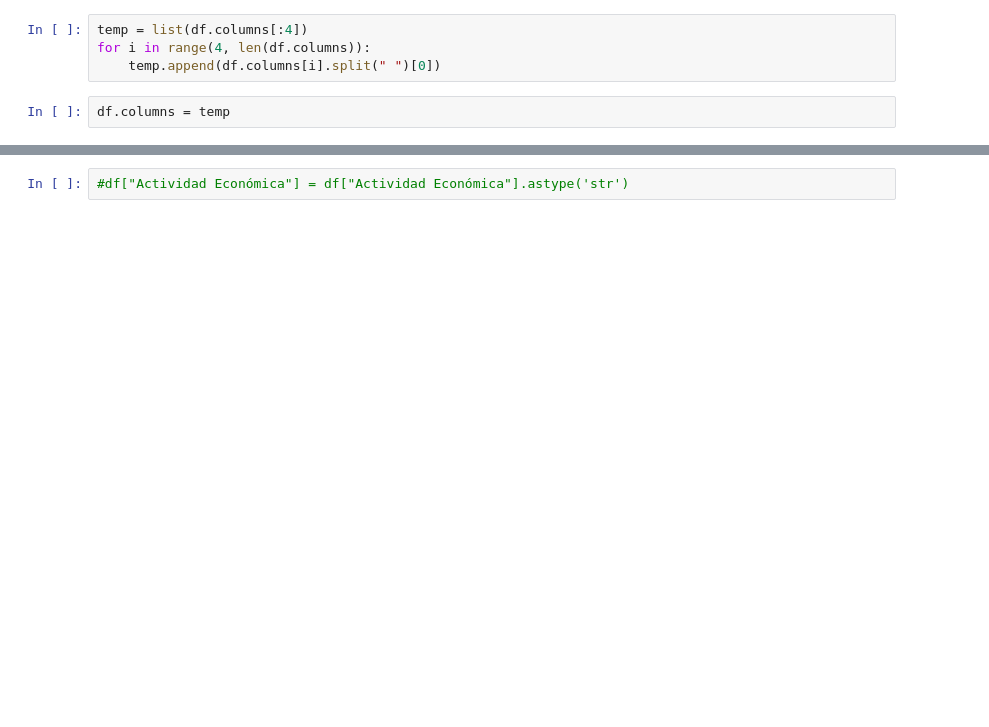
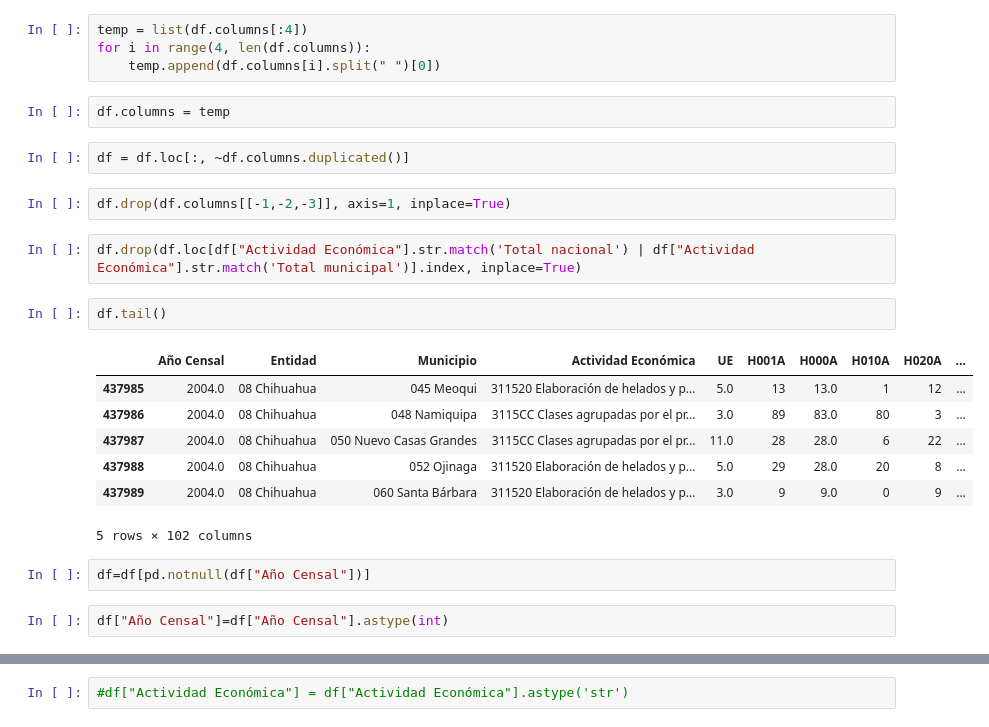
Before and after one commit to anabcm/data-etl, a Jupyter notebook: etl/inegi_economic_census/data_temp/etl_economic_census.ipynb, the cells around one changed output, grey strips where cells are left out. Drawn from its saved outputs; the diff is of its cells as text; blank space fills up the shorter version.

```diff
--- a/etl/inegi_economic_census/data_temp/etl_economic_census.ipynb
+++ b/etl/inegi_economic_census/data_temp/etl_economic_census.ipynb
@@ -14,3 +16,23 @@ for i in range(4, len(df.columns)):
     temp.append(df.columns[i].split(" ")[0])
 # %%
 df.columns = temp
+# %%
+df = df.loc[:, ~df.columns.duplicated()]
+# %%
+df.drop(df.columns[[-1,-2,-3]], axis=1, inplace=True)
+# %%
+df.drop(df.loc[df["Actividad Económica"].str.match('Total nacional') | df["Actividad Económica"].str.match('Total municipal')].index, inplace=True)
+# %%
+df.tail()
+# %% [output]
+|  | Año Censal | Entidad | Municipio | Actividad Económica | UE | H001A | H000A | H010A | H020A | ... |
+| 437985 | 2004.0 | 08 Chihuahua | 045 Meoqui | 311520 Elaboración de helados y p... | 5.0 | 13 | 13.0 | 1 | 12 | ... |
+| 437986 | 2004.0 | 08 Chihuahua | 048 Namiquipa | 3115CC Clases agrupadas por el pr... | 3.0 | 89 | 83.0 | 80 | 3 | ... |
+| 437987 | 2004.0 | 08 Chihuahua | 050 Nuevo Casas Grandes | 3115CC Clases agrupadas por el pr... | 11.0 | 28 | 28.0 | 6 | 22 | ... |
+| 437988 | 2004.0 | 08 Chihuahua | 052 Ojinaga | 311520 Elaboración de helados y p... | 5.0 | 29 | 28.0 | 20 | 8 | ... |
+| 437989 | 2004.0 | 08 Chihuahua | 060 Santa Bárbara | 311520 Elaboración de helados y p... | 3.0 | 9 | 9.0 | 0 | 9 | ... |
+5 rows × 102 columns
+# %%
+df=df[pd.notnull(df["Año Censal"])]
+# %%
+df["Año Censal"]=df["Año Censal"].astype(int)
```
Also changed, not shown: parts of 56 cells of this notebook, 4 other files.
